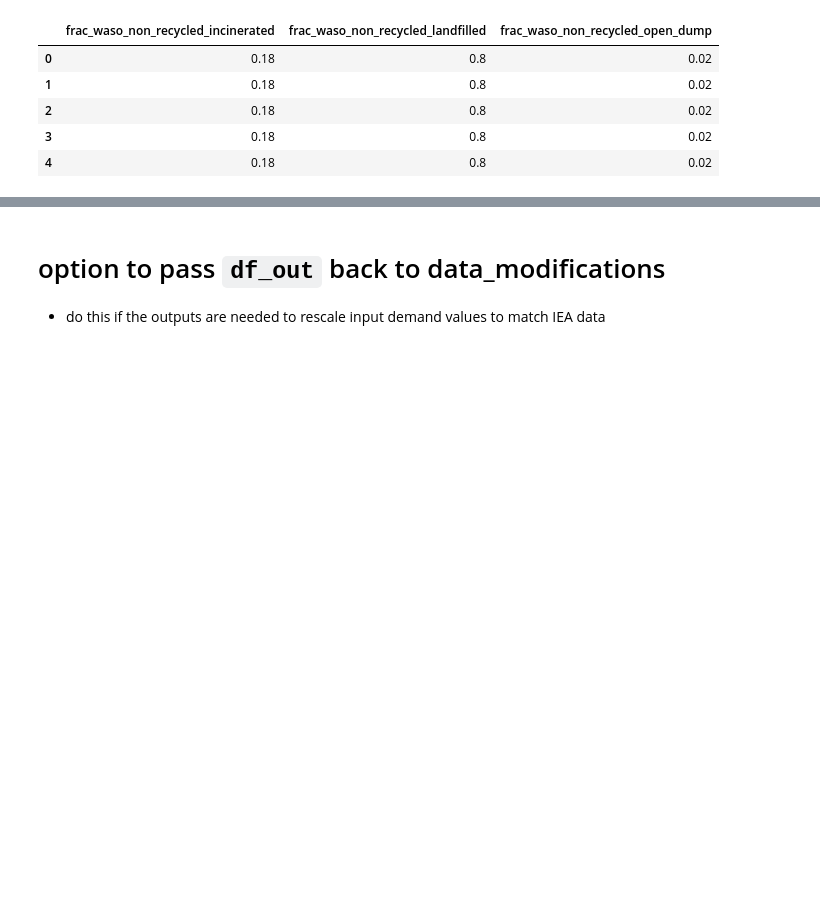
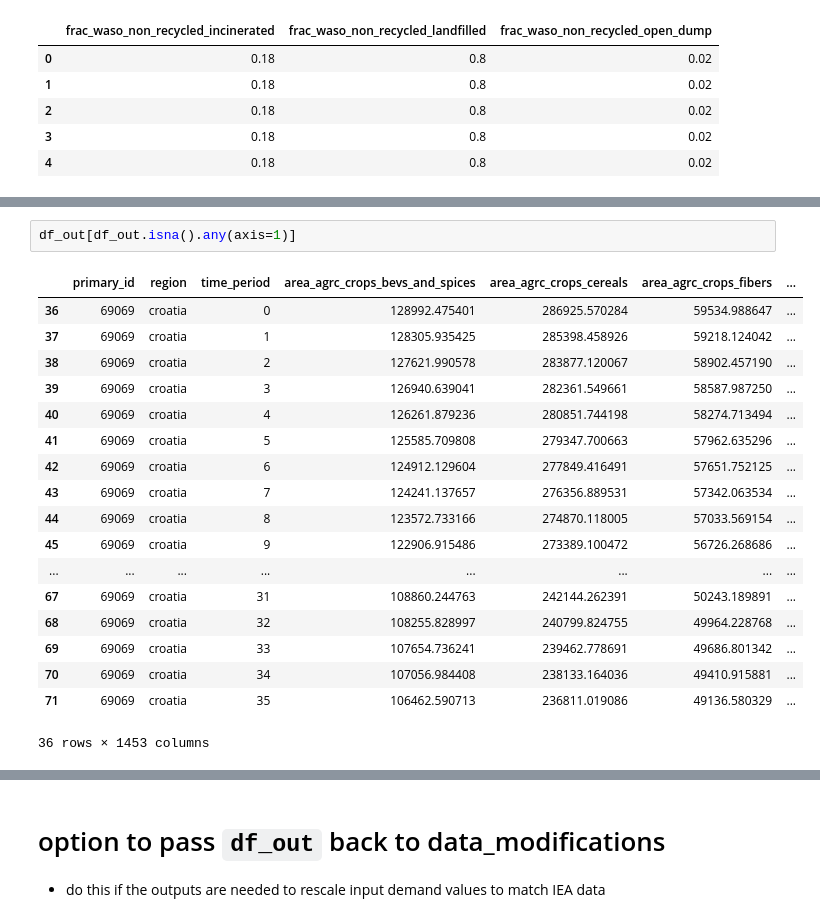
Before and after one commit to JuanRobledo12/sisepuede_region_nbs_tony_ver, a Jupyter notebook: croatia/croatia_manager_wb.ipynb, the cells around one changed output, grey strips where cells are left out. Drawn from its saved outputs; the diff is of its cells as text; blank space fills up the shorter version.

```diff
--- a/croatia/croatia_manager_wb.ipynb
+++ b/croatia/croatia_manager_wb.ipynb
@@ -682 +693,22 @@ df_qty_open_dump.head(15).sum(axis=1)
 dtype: float64
+# %%
+df_out[df_out.isna().any(axis=1)]
+# %% [output]
+|  | primary_id | region | time_period | area_agrc_crops_bevs_and_spices | area_agrc_crops_cereals | area_agrc_crops_fibers | ... |
+| 36 | 69069 | croatia | 0 | 128992.475401 | 286925.570284 | 59534.988647 | ... |
+| 37 | 69069 | croatia | 1 | 128305.935425 | 285398.458926 | 59218.124042 | ... |
+| 38 | 69069 | croatia | 2 | 127621.990578 | 283877.120067 | 58902.457190 | ... |
+| 39 | 69069 | croatia | 3 | 126940.639041 | 282361.549661 | 58587.987250 | ... |
+| 40 | 69069 | croatia | 4 | 126261.879236 | 280851.744198 | 58274.713494 | ... |
+| 41 | 69069 | croatia | 5 | 125585.709808 | 279347.700663 | 57962.635296 | ... |
+| 42 | 69069 | croatia | 6 | 124912.129604 | 277849.416491 | 57651.752125 | ... |
+| 43 | 69069 | croatia | 7 | 124241.137657 | 276356.889531 | 57342.063534 | ... |
+| 44 | 69069 | croatia | 8 | 123572.733166 | 274870.118005 | 57033.569154 | ... |
+| 45 | 69069 | croatia | 9 | 122906.915486 | 273389.100472 | 56726.268686 | ... |
+| ... | ... | ... | ... | ... | ... | ... | ... |
+| 67 | 69069 | croatia | 31 | 108860.244763 | 242144.262391 | 50243.189891 | ... |
+| 68 | 69069 | croatia | 32 | 108255.828997 | 240799.824755 | 49964.228768 | ... |
+| 69 | 69069 | croatia | 33 | 107654.736241 | 239462.778691 | 49686.801342 | ... |
+| 70 | 69069 | croatia | 34 | 107056.984408 | 238133.164036 | 49410.915881 | ... |
+| 71 | 69069 | croatia | 35 | 106462.590713 | 236811.019086 | 49136.580329 | ... |
+36 rows × 1453 columns
```
Also changed, not shown: parts of 16 cells of this notebook, 36 other files.
